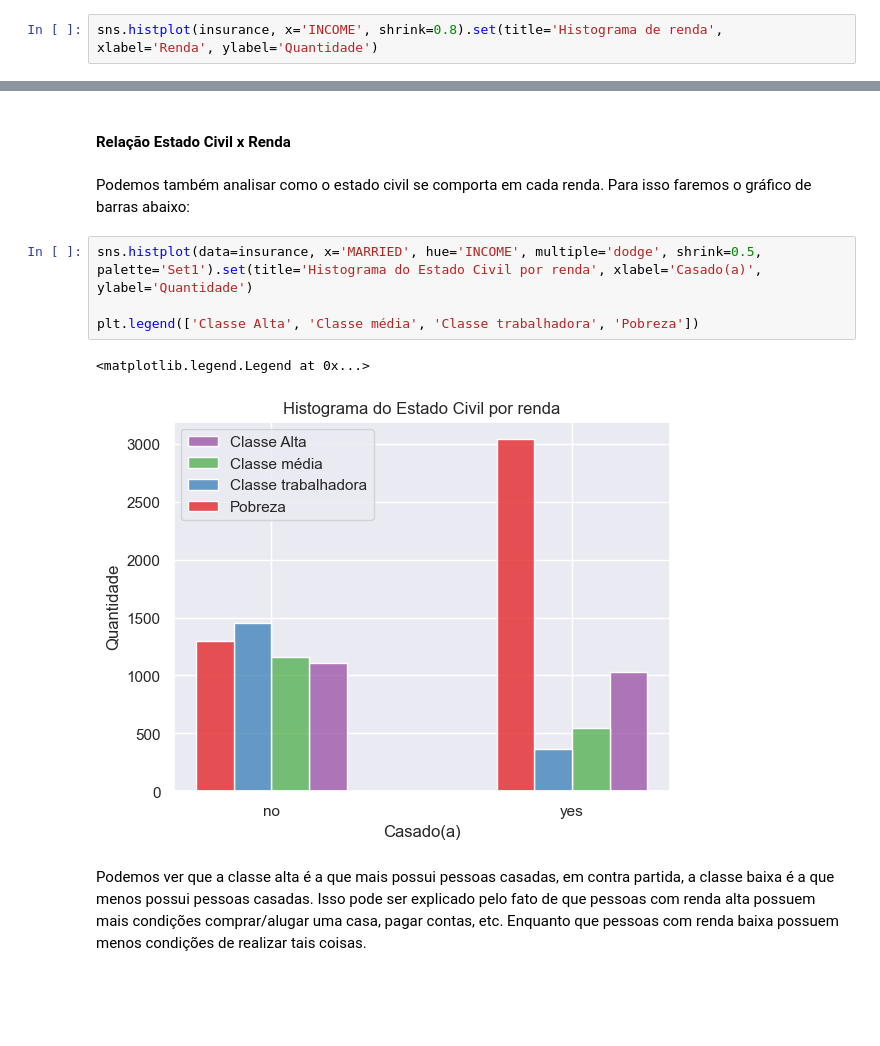
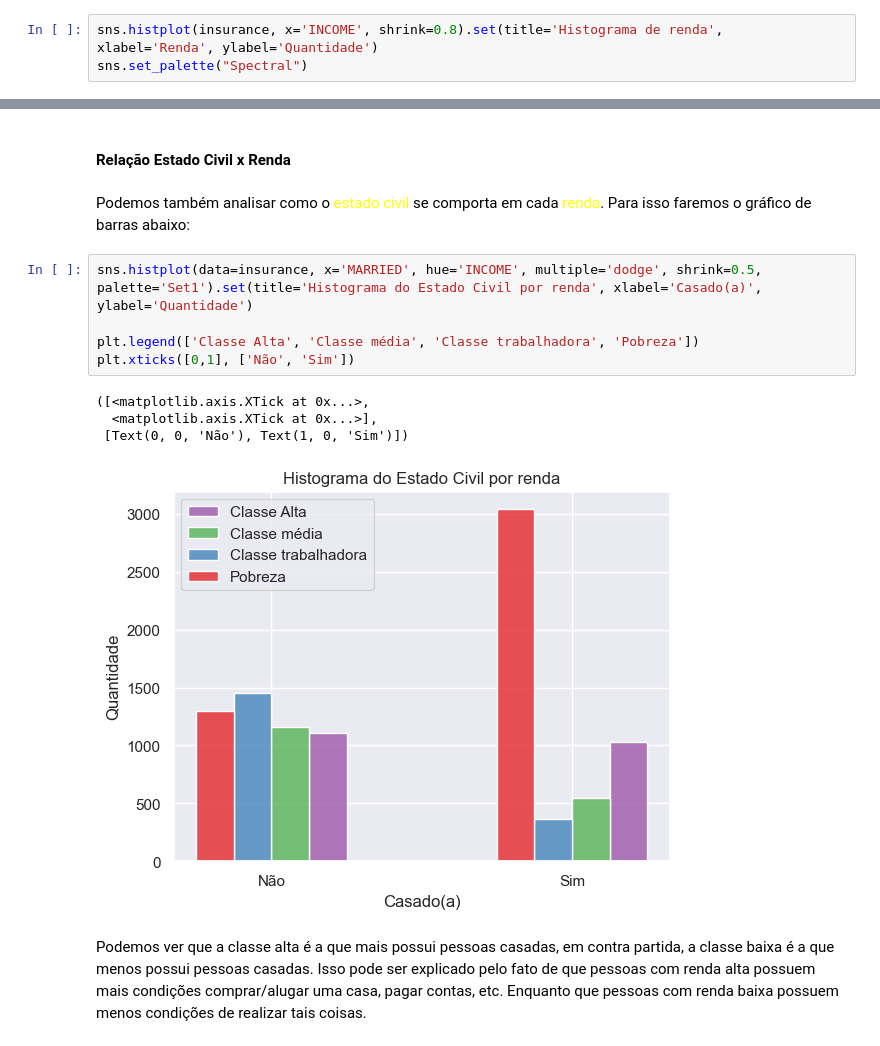
Before and after one commit to AlexsanderBenatti/Turing-case, a Jupyter notebook: Análise I/analise_e_modelos.ipynb, the cells around one changed output, grey strips where cells are left out. Drawn from its saved outputs; the diff is of its cells as text; blank space fills up the shorter version.

```diff
--- a/Análise I/analise_e_modelos.ipynb
+++ b/Análise I/analise_e_modelos.ipynb
@@ -418,3 +427,4 @@ Quando analisamos o histograma da renda dos indivíduos, podemos descobrir qual
 # %%
 sns.histplot(insurance, x='INCOME', shrink=0.8).set(title='Histograma de renda', xlabel='Renda', ylabel='Quantidade')
+sns.set_palette("Spectral")
 # %% [output]
@@ -563,14 +570,17 @@ Realmente, pessoas casadas são as que mais possuem filhos, porém vale notar ta
 # %% [markdown]
 #### Relação Estado Civil x Renda
 # %% [markdown]
-Podemos também analisar como o estado civil se comporta em cada renda. Para isso faremos o gráfico de barras abaixo:
+Podemos também analisar como o <font color='yellow'>estado civil</font> se comporta em cada <font color='yellow'>renda</font>. Para isso faremos o gráfico de barras abaixo:
 # %%
 sns.histplot(data=insurance, x='MARRIED', hue='INCOME', multiple='dodge', shrink=0.5, palette='Set1').set(title='Histograma do Estado Civil por renda', xlabel='Casado(a)', ylabel='Quantidade')
 
 plt.legend(['Classe Alta', 'Classe média', 'Classe trabalhadora', 'Pobreza'])
+plt.xticks([0,1], ['Não', 'Sim'])
 # %% [output]
-<matplotlib.legend.Legend at 0x...>
+([<matplotlib.axis.XTick at 0x...>,
+  <matplotlib.axis.XTick at 0x...>],
+ [Text(0, 0, 'Não'), Text(1, 0, 'Sim')])
-[figure, old version]
+[figure, new version]
 # %% [markdown]
 Podemos ver que a classe alta é a que mais possui pessoas casadas, em contra partida, a classe baixa é a que menos possui pessoas casadas. Isso pode ser explicado pelo fato de que pessoas com renda alta possuem mais condições comprar/alugar uma casa, pagar contas, etc. Enquanto que pessoas com renda baixa possuem menos condições de realizar tais coisas.
 # %% [markdown]
```
Also changed, not shown: parts of 43 cells of this notebook.
